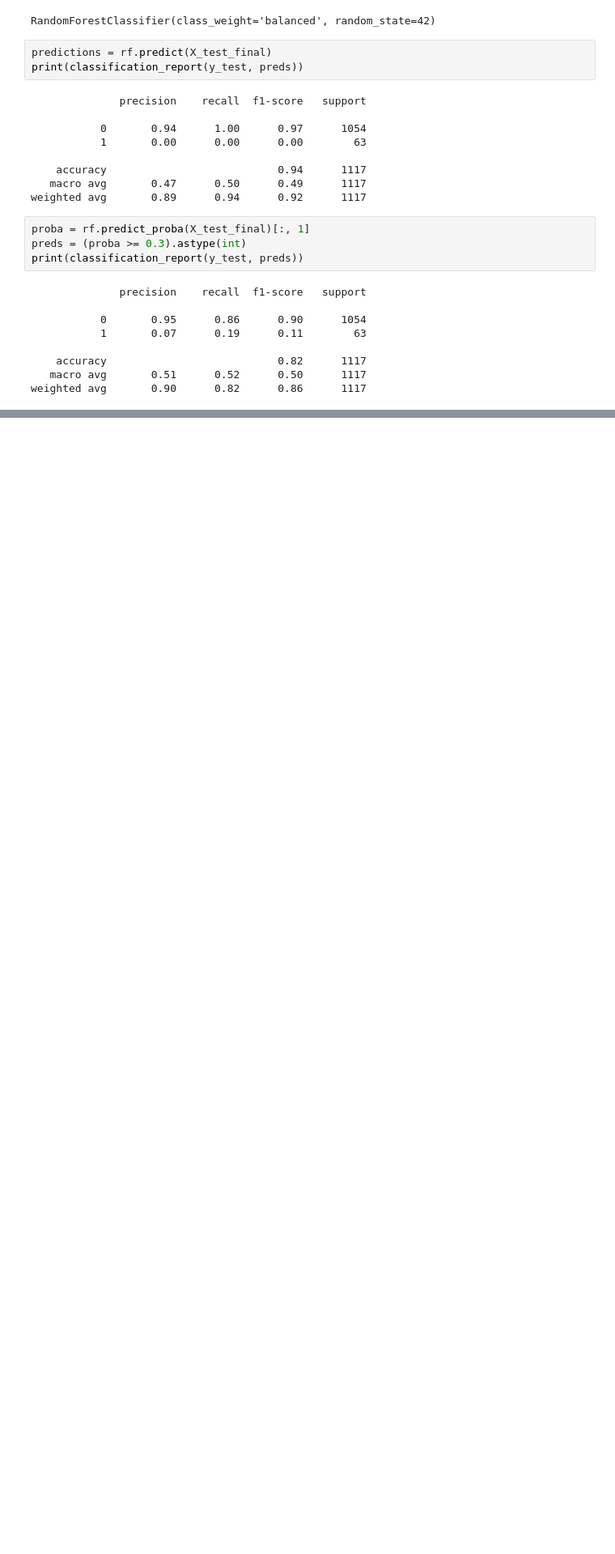
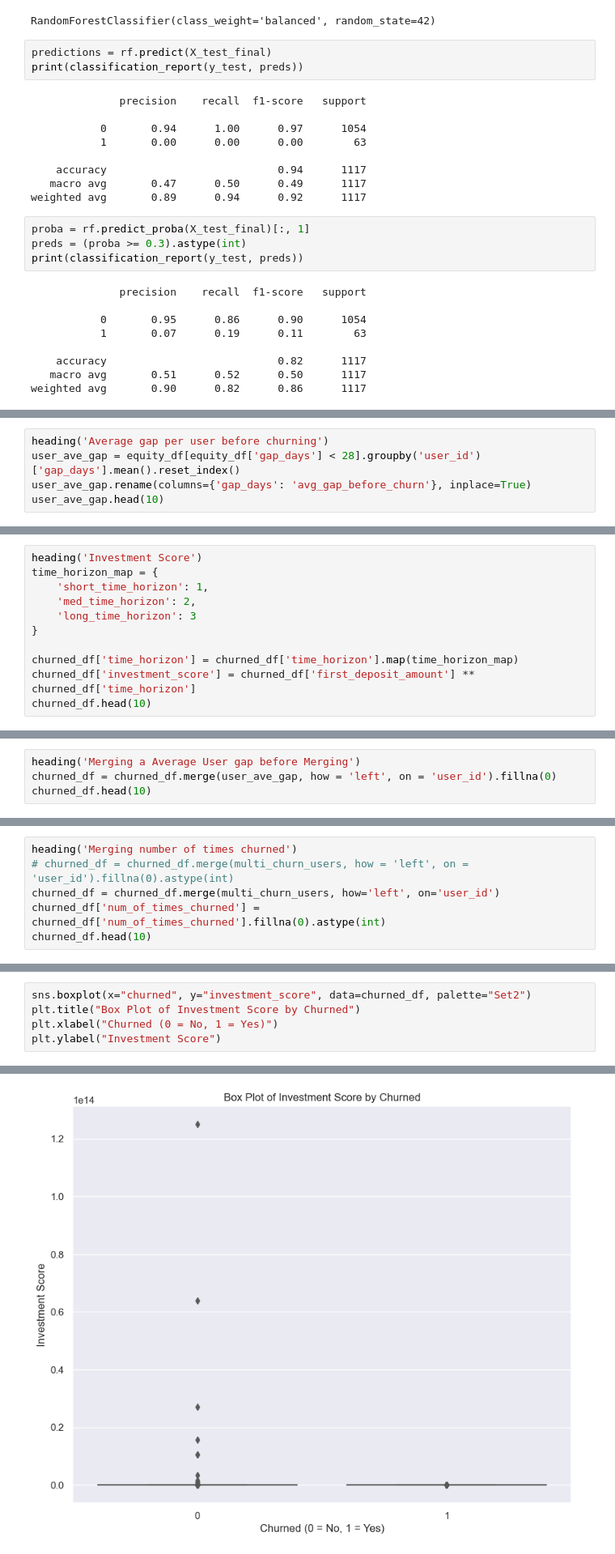
Before and after one commit to carlmaps/MagnimindProjects, a Jupyter notebook: ML/RobinHood Churn/RobinhoodChurn.ipynb, the cells around one changed output, grey strips where cells are left out. Shown: that part at 81% size. Drawn from its saved outputs; the diff is of its cells as text; blank space fills up the shorter version.

```diff
--- a/ML/RobinHood Churn/RobinhoodChurn.ipynb
+++ b/ML/RobinHood Churn/RobinhoodChurn.ipynb
@@ -670,0 +810,5 @@ weighted avg       0.90      0.82      0.86      1117
+# %%
+heading('Average gap per user before churning')
+user_ave_gap = equity_df[equity_df['gap_days'] < 28].groupby('user_id')['gap_days'].mean().reset_index()
+user_ave_gap.rename(columns={'gap_days': 'avg_gap_before_churn'}, inplace=True)
+user_ave_gap.head(10)
@@ -670,0 +832,11 @@ weighted avg       0.90      0.82      0.86      1117
+# %%
+heading('Investment Score')
+time_horizon_map = {
+    'short_time_horizon': 1,
+    'med_time_horizon': 2,
+    'long_time_horizon': 3
+}
+
+churned_df['time_horizon'] = churned_df['time_horizon'].map(time_horizon_map)
+churned_df['investment_score'] = churned_df['first_deposit_amount'] ** churned_df['time_horizon']
+churned_df.head(10)
@@ -670,0 +860,4 @@ weighted avg       0.90      0.82      0.86      1117
+# %%
+heading('Merging a Average User gap before Merging')
+churned_df = churned_df.merge(user_ave_gap, how = 'left', on = 'user_id').fillna(0)
+churned_df.head(10)
@@ -670,0 +879,6 @@ weighted avg       0.90      0.82      0.86      1117
+# %%
+heading('Merging number of times churned')
+# churned_df = churned_df.merge(multi_churn_users, how = 'left', on = 'user_id').fillna(0).astype(int)
+churned_df = churned_df.merge(multi_churn_users, how='left', on='user_id')
+churned_df['num_of_times_churned'] = churned_df['num_of_times_churned'].fillna(0).astype(int)
+churned_df.head(10)
@@ -670,0 +925,6 @@ weighted avg       0.90      0.82      0.86      1117
+# %%
+sns.boxplot(x="churned", y="investment_score", data=churned_df, palette="Set2")
+plt.title("Box Plot of Investment Score by Churned")
+plt.xlabel("Churned (0 = No, 1 = Yes)")
+plt.ylabel("Investment Score")
+# %% [output]
@@ -670,0 +932 @@ weighted avg       0.90      0.82      0.86      1117
+[figure, added]
```
Also changed, not shown: parts of 47 cells of this notebook.
